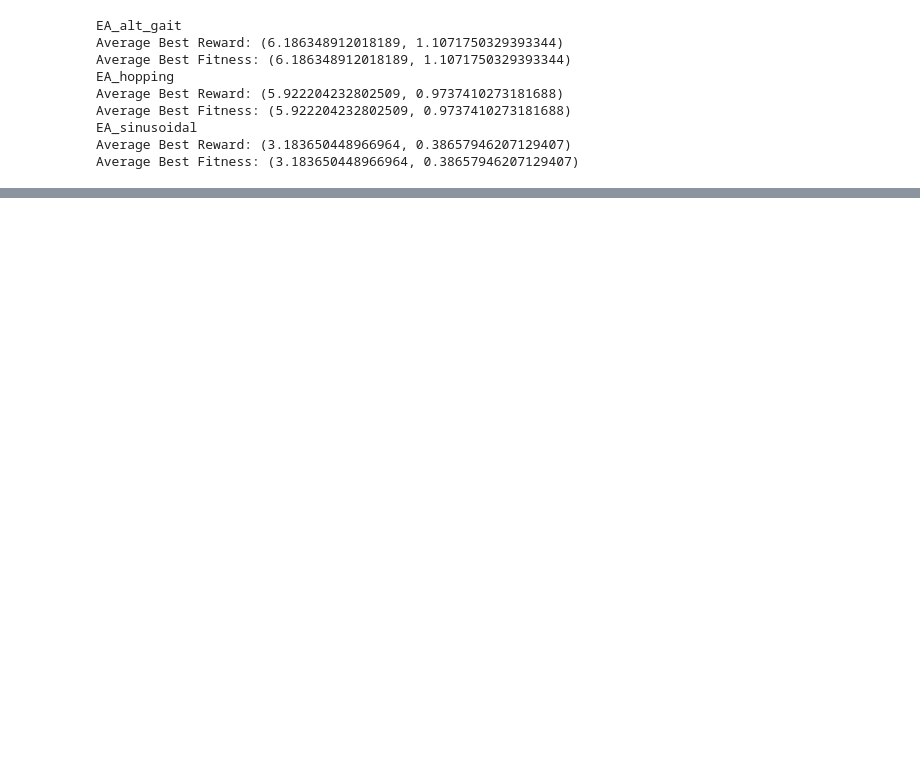
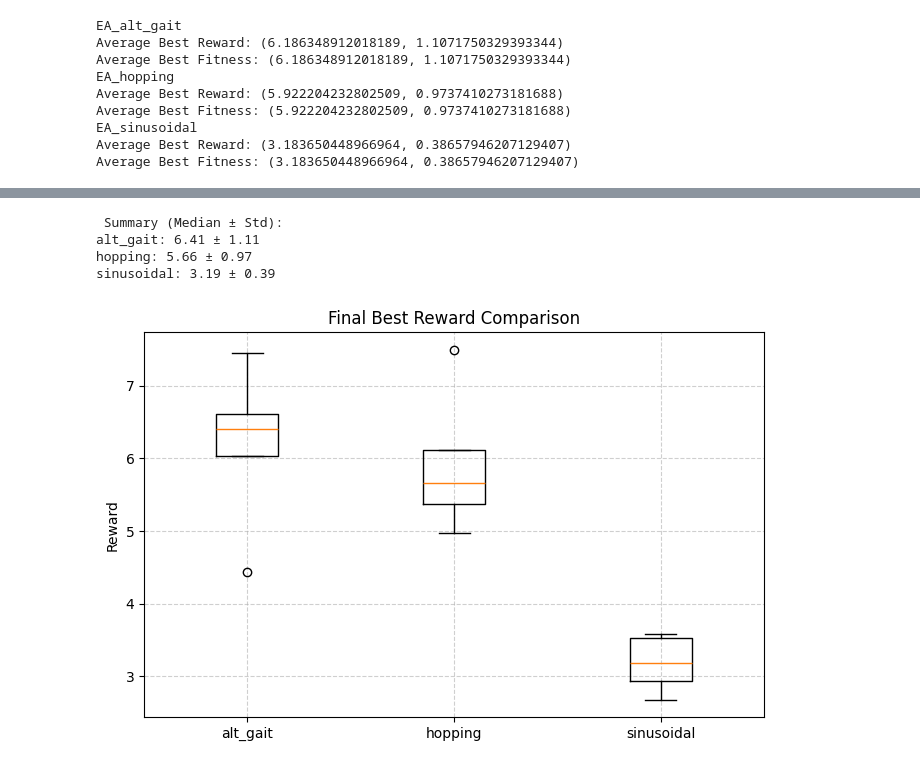
Before and after one commit to carolinaantunes03/projetoCE, a Jupyter notebook: statistical_inference.ipynb, the cells around one changed output, grey strips where cells are left out. Cells and saved outputs as stored; diff of their text form; code cells hidden in the pictures; blank space fills up the shorter version.

```diff
--- a/statistical_inference.ipynb
+++ b/statistical_inference.ipynb
@@ -220,0 +243,10 @@ Average Best Fitness: (3.183650448966964, 0.38657946207129407)
+# %%
+# --- Load final best rewards ---
+# in this case rewards were the same as fitness
+
+alt_rewards = ea_alt_gait.get_all_best_rewards()
+hopping_rewards = ea_hopping.get_all_best_rewards()
+sinusoidal_rewards = ea_sinusoidal.get_all_best_rewards()
+
+labels = ["alt_gait", "hopping", "sinusoidal"]
+reward_data = [alt_rewards, hopping_rewards, sinusoidal_rewards]
@@ -220,0 +288,19 @@ Average Best Fitness: (3.183650448966964, 0.38657946207129407)
+# %%
+# --- Summary Statistics ---
+print("\n Summary (Median ± Std):")
+for name, data in zip(labels, reward_data):
+    print(f"{name}: {np.median(data):.2f} ± {np.std(data, ddof=1):.2f}")
+
+# --- Optional: Boxplot for visual comparison ---
+plt.figure(figsize=(8, 5))
+plt.boxplot(reward_data, labels=labels)
+plt.title("Final Best Reward Comparison")
+plt.ylabel("Reward")
+plt.grid(True, linestyle='--', alpha=0.6)
+plt.show()
+# %% [output]
+ Summary (Median ± Std):
+alt_gait: 6.41 ± 1.11
+hopping: 5.66 ± 0.97
+sinusoidal: 3.19 ± 0.39
+[figure, added]
```
Also changed, not shown: parts of 4 cells of this notebook.
